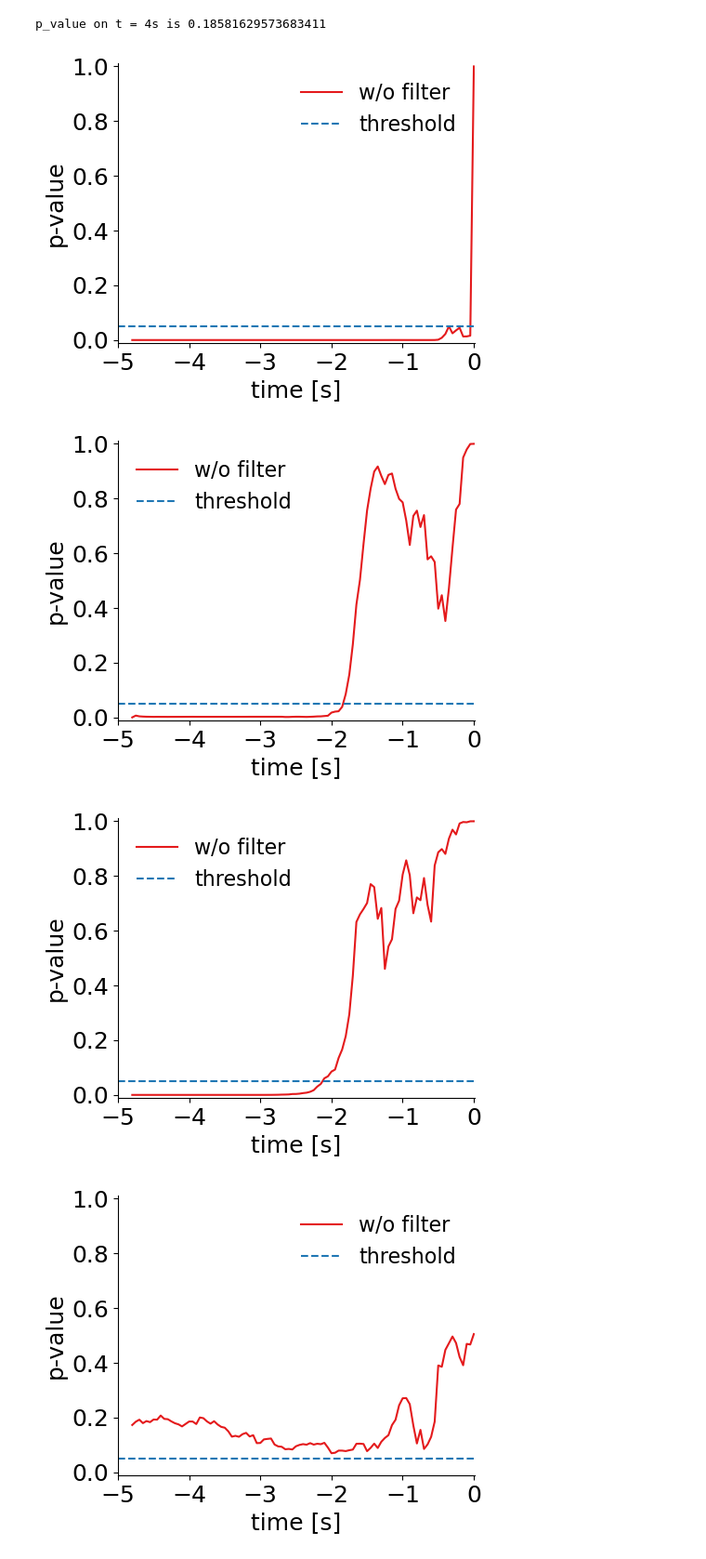
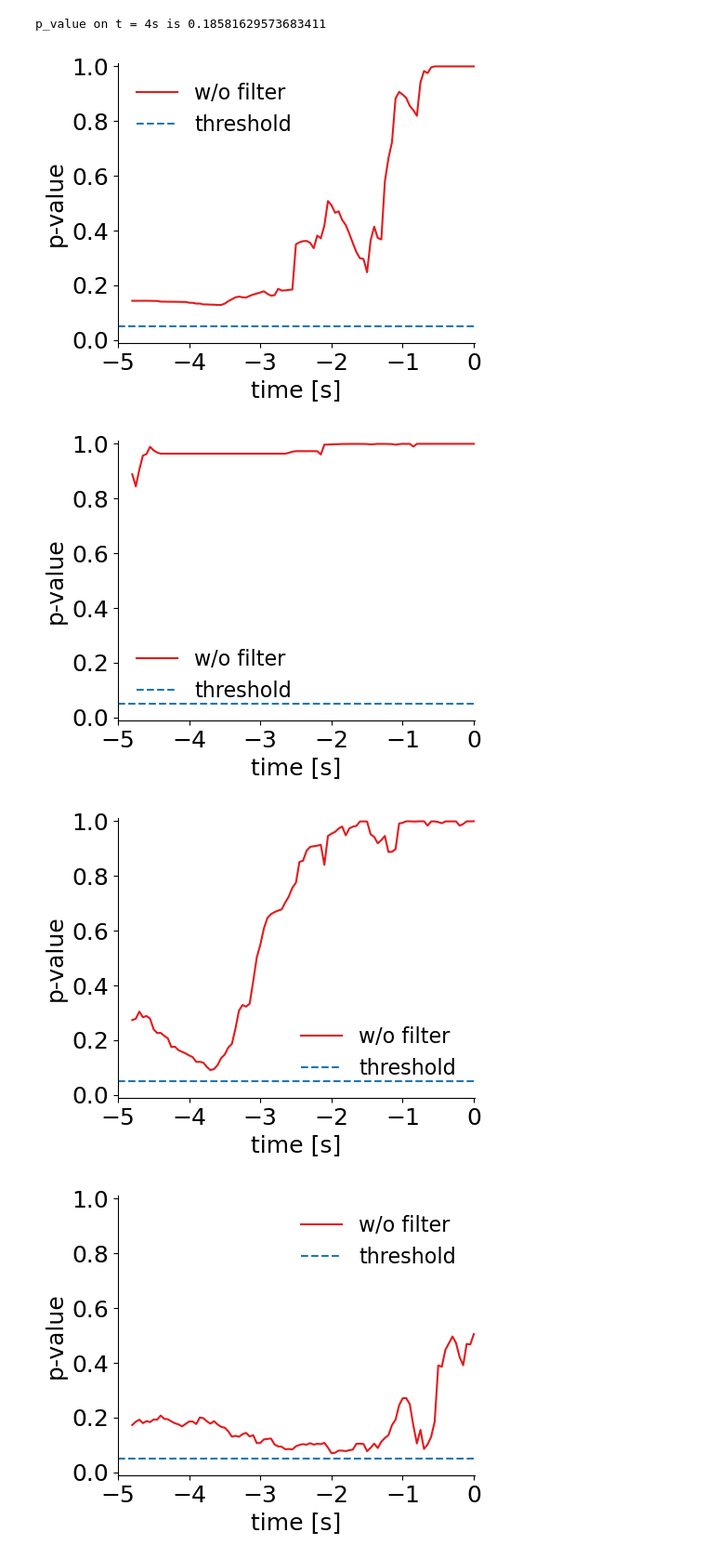
Before and after one commit to ShawnZhaoMX/RearEndCrashGeneration, a Jupyter notebook: Evaluation.ipynb, the cells around one changed output. Shown at 93% size. Saved outputs shown, nothing was run; the diff lists cells and outputs as text; code cells hidden in the pictures.

```diff
--- a/Evaluation.ipynb
+++ b/Evaluation.ipynb
@@ -18,7 +18,8 @@ path_raw = 'Synthetic_crash_scenarios.csv'
 # path_raw = '/content/drive/MyDrive/Colab Notebooks/Thesis Crash Generation/New dataset/Synthetic_crash_scenarios.csv'
 # path_gen = 'Synthetic_Crash_50.csv'
 # path_gen = 'Synthetic_Crash_dtw_50_postprocessed.csv'
-path_gen = 'Synthetic_Crash_dtw_02_postprocessed.csv'
+# path_gen = 'Synthetic_Crash_dtw_02_postprocessed.csv'
+path_gen = "Synthetic_Crash_dtw_02_80_postprocessed.csv"
 
 # Read the CSV file into a DataFrame
 df_raw = pd.read_csv(path_raw)
@@ -151,22 +179,28 @@ tsne_anslysis(X_raw_eva[:,:,0],X_gen_eva[:,:,0],idxcut_gen_eva)
 # Distribution Evaluation
 # %%
 import copy
-para = "d"
-ID_eva = copy.deepcopy(ID_test)
+para = "v_l"
+# ID_eva = copy.deepcopy(ID_test)
+ID_eva = copy.deepcopy(ID_train)
+split_type = 'train'
 
 ## read the data
 if para in ["v_l","v_f","d"]:
-    Para_gen_eva = extract_data_from_dfgen(df_gen,para=para,split_type='test')
+    Para_gen_eva = extract_data_from_dfgen(df_gen,para=para,split_type=split_type)
 # elif para == "v_l_dt"
-Weight_gen_eva = extract_data_from_dfgen(df_gen,para='reweight',split_type='test')
+Weight_gen_eva = extract_data_from_dfgen(df_gen,para='weight',split_type=split_type)
 
 if para == "v_l":
-    Para_raw_eva = V_l_raw[ID_eva-1]
+    # Para_raw_eva = V_l_raw[ID_eva-1]
+    Para_raw_eva = np.copy(V_l_raw)
 elif para == "v_f":
-    Para_raw_eva = V_f_raw[ID_eva-1]
+    # Para_raw_eva = V_f_raw[ID_eva-1]
+    Para_raw_eva = np.copy(V_f_raw)
 elif para == "d":
-    Para_raw_eva = D_raw[ID_eva-1]
-Weight_raw_eva = Weight_raw[ID_eva-1]
+    # Para_raw_eva = D_raw[ID_eva-1]
+    Para_raw_eva = np.copy(D_raw)
+# Weight_raw_eva = Weight_raw[ID_eva-1]
+Weight_raw_eva = np.copy(Weight_raw)
 
 ## plotting
 for t in range(5):
@@ -273,59 +307,65 @@ p_value on t = 3s is 0.10728795136392999
 p_value on t = 4s is 0.18581629573683411
 # %%
 import copy
-ID_eva = copy.deepcopy(ID_test)
+# ID_eva = copy.deepcopy(ID_test)
+ID_eva = copy.deepcopy(ID_train)
 
 for para in ["v_l","v_f","d"]:
 
+    split_type = 'train'
     ## read the data
     if para in ["v_l","v_f","d"]:
-        Para_gen_eva = extract_data_from_dfgen(df_gen,para=para,split_type='test')
+        Para_gen_eva = extract_data_from_dfgen(df_gen,para=para,split_type=split_type)
     # elif para == "v_l_dt"
-    Weight_gen_eva = extract_data_from_dfgen(df_gen,para='weight',split_type='test')
+    Weight_gen_eva = extract_data_from_dfgen(df_gen,para='weight',split_type=split_type)
 
     if para == "v_l":
-        Para_raw_eva = V_l_raw[ID_eva-1]
+        # Para_raw_eva = V_l_raw[ID_eva-1]
+        Para_raw_eva = V_l_raw
     elif para == "v_f":
-        Para_raw_eva = V_f_raw[ID_eva-1]
+        # Para_raw_eva = V_f_raw[ID_eva-1]
+        Para_raw_eva = V_f_raw
     elif para == "d":
-        Para_raw_eva = D_raw[ID_eva-1]
-    Weight_raw_eva = Weight_raw[ID_eva-1]
+        # Para_raw_eva = D_raw[ID_eva-1]
+        Para_raw_eva = D_raw
+    # Weight_raw_eva = Weight_raw[ID_eva-1]
+    Weight_raw_eva = Weight_raw
 
     ## Calculate the p-value
     P_value = []
     for t in range(-1,-98,-1):
 
         _, p_value = weighted_ks_2samp(
             Para_gen_eva[:,t],Para_raw_eva[:,t],
             Weight_gen_eva,Weight_raw_eva
         )
         P_value.append(p_value)
     P_value = np.array(P_value)
 
     ## Plotting
     df_plot = create_df_for_lineplot(
         [P_value],
         ['w/o filter']
     )
 
     plt.figure(figsize=(5,4))
     sns_ks(data = df_plot,
            # legend_off = True,
            xlabel="time [s]",
            ylabel="p-value",
            xlim=[-5,0.01],
            ylim=[-0.01,1.01],
            # labels = {'w/o filter':'w/o filter'},
            xaxis_off=True,
            yaxis_off=True,
            # xticks_off=True,
            # yticks_off=True,
     )
     plt.show()
 # %% [output]
-[figure, old version]
+[figure, new version]
-[figure, old version]
+[figure, new version]
-[figure, old version]
+[figure, new version]
 # %%
 import copy
 ID_eva = copy.deepcopy(ID_test)
```
Also changed, not shown: parts of 7 cells of this notebook, 2 other files.
